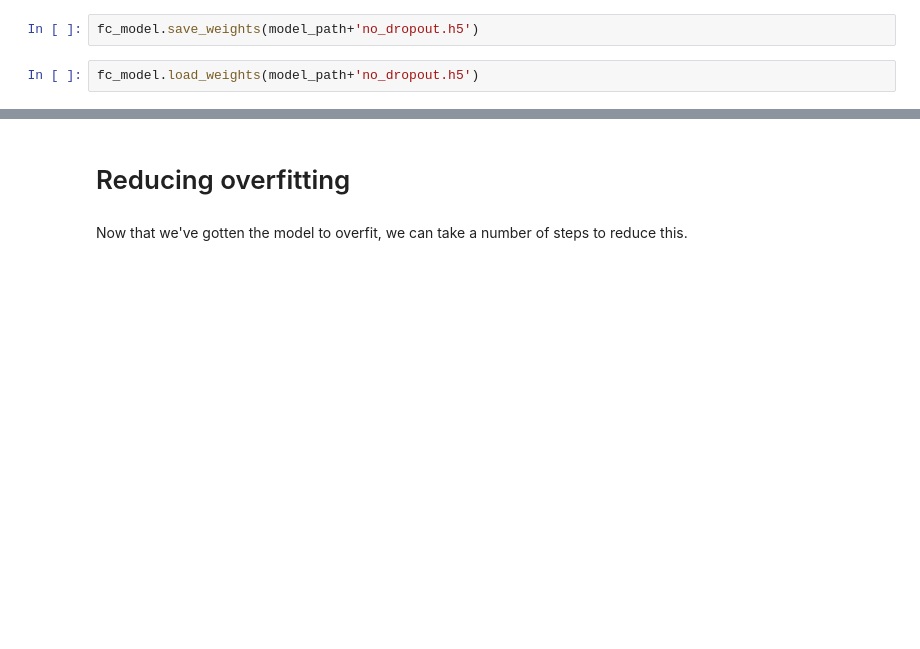
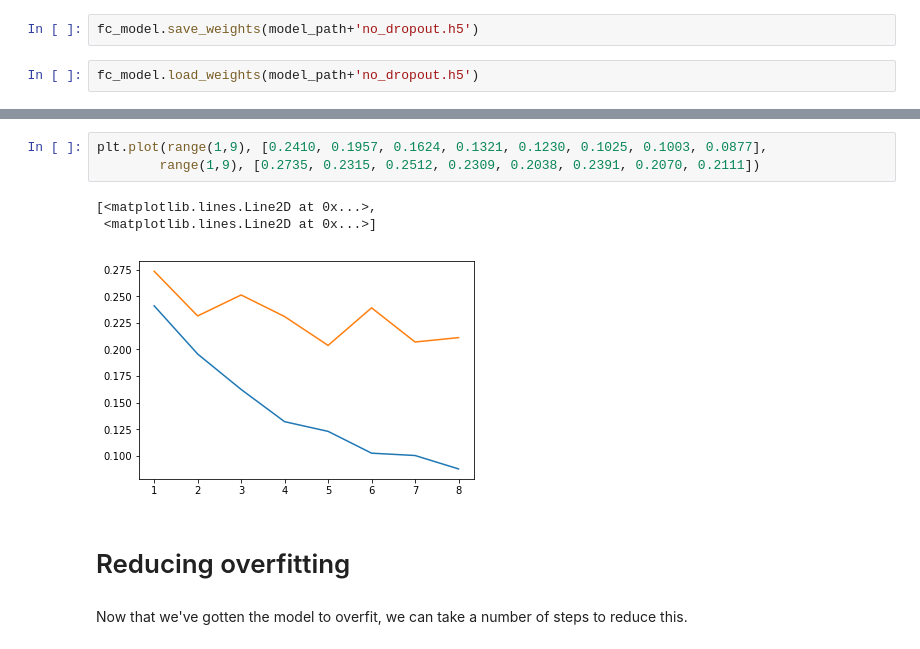
Before and after one commit to sainathadapa/courses, a Jupyter notebook: deeplearning1/nbs-custom-mine/lesson3_01.ipynb, the cells around one changed output, grey strips where cells are left out. Saved outputs shown, nothing was run; the diff lists cells and outputs as text; blank space fills up the shorter version.

```diff
--- a/deeplearning1/nbs-custom-mine/lesson3_01.ipynb
+++ b/deeplearning1/nbs-custom-mine/lesson3_01.ipynb
@@ -174,3 +197,10 @@ fc_model.load_weights(model_path+'no_dropout.h5')
+# %%
+plt.plot(range(1,9), [0.2410, 0.1957, 0.1624, 0.1321, 0.1230, 0.1025, 0.1003, 0.0877],
+        range(1,9), [0.2735, 0.2315, 0.2512, 0.2309, 0.2038, 0.2391, 0.2070, 0.2111])
+# %% [output]
+[<matplotlib.lines.Line2D at 0x...>,
+ <matplotlib.lines.Line2D at 0x...>]
+[figure, added]
 # %% [markdown]
 # Reducing overfitting
 # %% [markdown]
```
Also changed, not shown: parts of 15 cells of this notebook, 1 other file.
